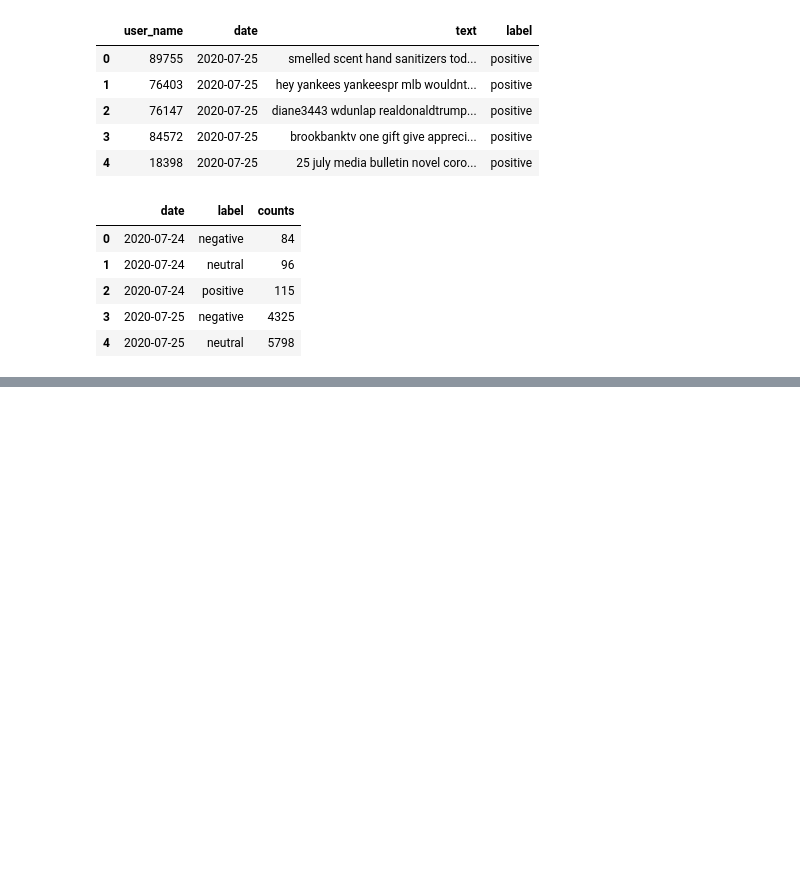
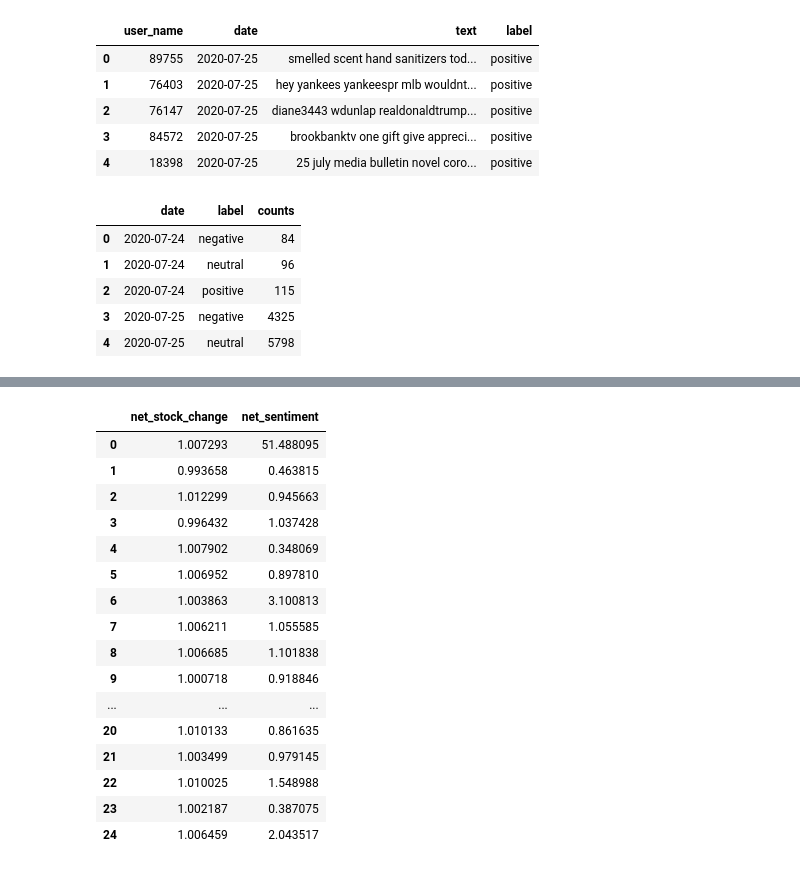
Before and after one commit to NabilHKhoury/TwitterCovid, a Jupyter notebook: CovidTweets.ipynb, the cells around one changed output, grey strips where cells are left out. Cells and saved outputs as stored; diff of their text form; code cells hidden in the pictures; blank space fills up the shorter version.

```diff
--- a/CovidTweets.ipynb
+++ b/CovidTweets.ipynb
@@ -337,0 +453,4 @@ From the analysis that we have done, it is clear that the sentiment about tweets
+# %%
+#Net function
+def positive_sentiment_percent(positive_next, positive_curr):
+    return (positive_next)/(positive_curr)
@@ -337,0 +509,22 @@ From the analysis that we have done, it is clear that the sentiment about tweets
+# %%
+# Join DF's
+df_net= df_net_stock_change.join(net_df)
+df_net
+# %% [output]
+|  | net_stock_change | net_sentiment |
+| 0 | 1.007293 | 51.488095 |
+| 1 | 0.993658 | 0.463815 |
+| 2 | 1.012299 | 0.945663 |
+| 3 | 0.996432 | 1.037428 |
+| 4 | 1.007902 | 0.348069 |
+| 5 | 1.006952 | 0.897810 |
+| 6 | 1.003863 | 3.100813 |
+| 7 | 1.006211 | 1.055585 |
+| 8 | 1.006685 | 1.101838 |
+| 9 | 1.000718 | 0.918846 |
+| ... | ... | ... |
+| 20 | 1.010133 | 0.861635 |
+| 21 | 1.003499 | 0.979145 |
+| 22 | 1.010025 | 1.548988 |
+| 23 | 1.002187 | 0.387075 |
+| 24 | 1.006459 | 2.043517 |
```
Also changed, not shown: parts of 27 cells of this notebook.
